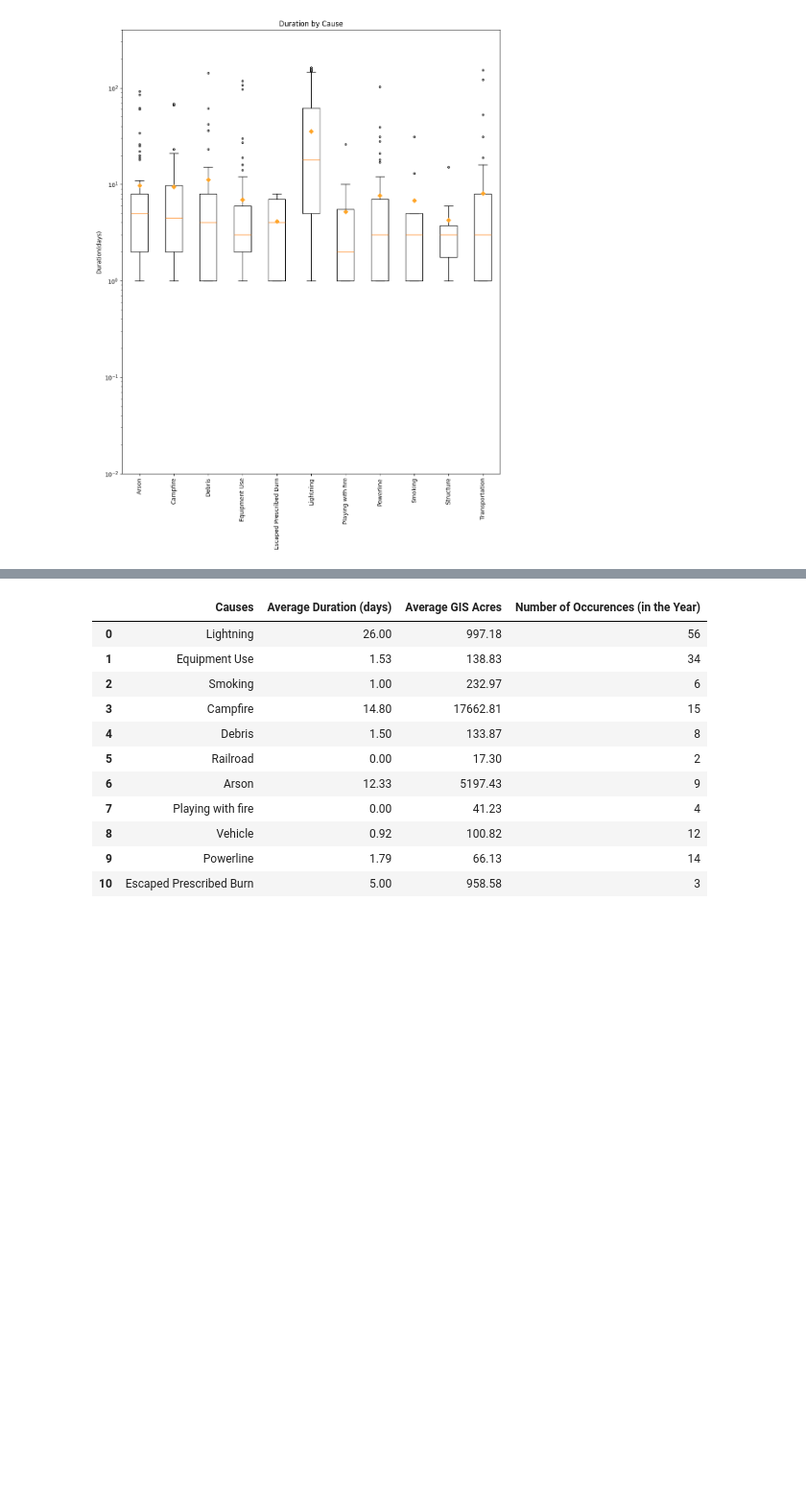
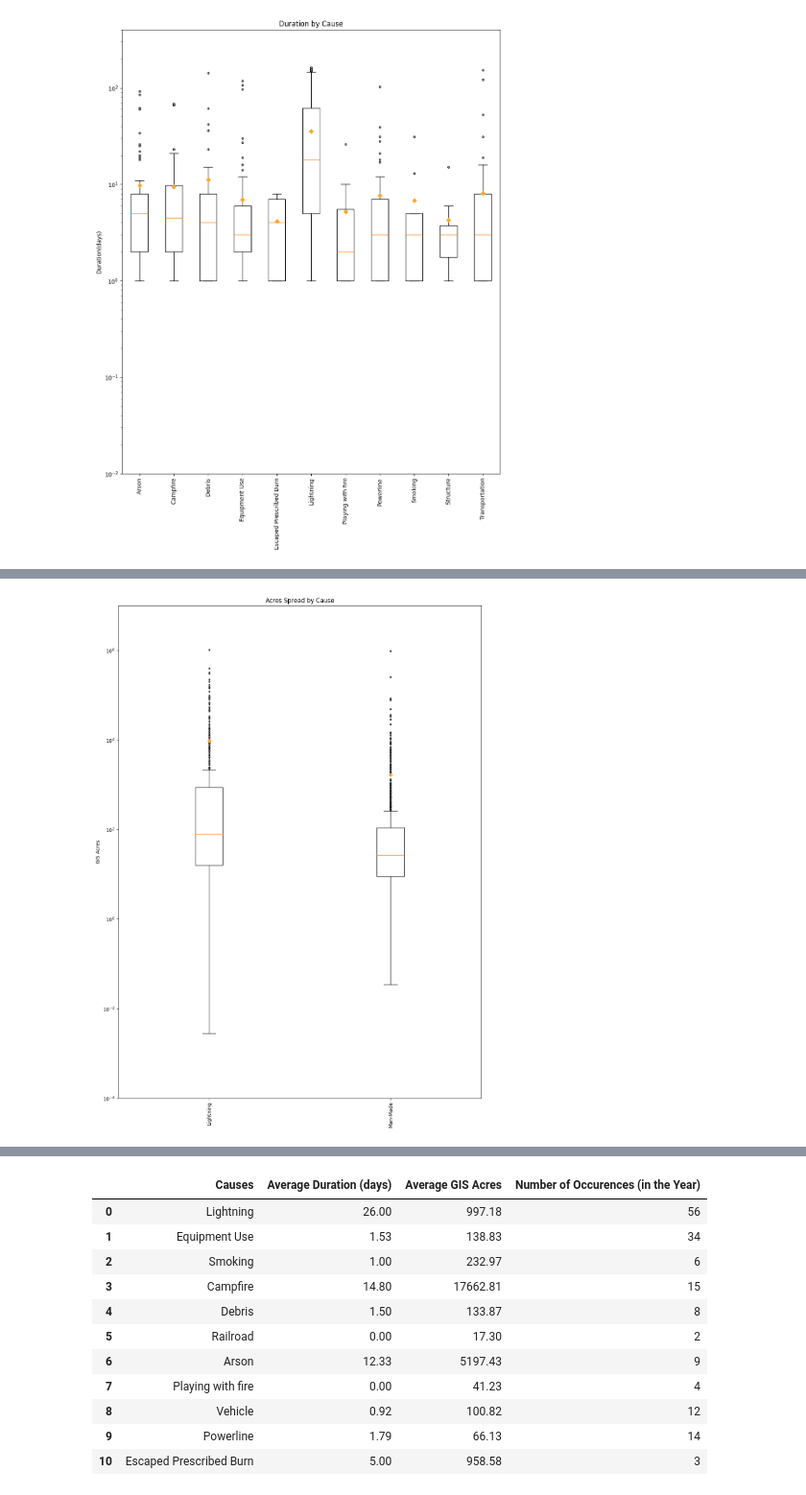
Before and after one commit to epsilonite/pandas-project, a Jupyter notebook: California Wildfire Seasonality/Long/Merged_Ignition_Source.ipynb, the cells around one changed output, grey strips where cells are left out. Shown: that part at 96% size. Cells and saved outputs as stored; diff of their text form; code cells hidden in the pictures; blank space fills up the shorter version.

```diff
--- a/California Wildfire Seasonality/Long/Merged_Ignition_Source.ipynb
+++ b/California Wildfire Seasonality/Long/Merged_Ignition_Source.ipynb
@@ -142,3 +142,7 @@ plt.savefig("outputs/Duration_boxplot_all.png")
 plt.show()
 # %% [output]
 [figure]
+# %%
+fire_data_merged_df['CAUSE'].replace(['Transportation', 'Arson', 'Campfire', 'Debris', 'Equipment Use', 'Escaped Prescribed Burn',
+                                     'Playing with fire', 'Powerline', 'Smoking', 'Structure'], 'Man-Made', inplace=True)
+fire_data_merged_df.sort_values(by='GIS_ACRES')
@@ -144,0 +163,28 @@ plt.show()
+# %%
+cause_list = fire_data_merged_df['CAUSE'].unique()
+value_to_remove = 'Miscellaneous'
+new_arr = cause_list[cause_list != value_to_remove]
+value_to_remove = 'Unknown/Unidentified'
+cause_list = new_arr[new_arr != value_to_remove]
+cause_gis = fire_data_merged_df[fire_data_merged_df['CAUSE'].isin(cause_list)]
+grouped_data = cause_gis.groupby('CAUSE')['GIS_ACRES'].apply(list)
+
+# # Create a box plot
+# Highlight potential outliers by changing their color or style
+plt.figure(figsize=(11,15))
+meanprops = dict(marker='D', markeredgecolor='none',markerfacecolor='#ffa425')
+plt.boxplot(grouped_data.values, tick_labels=grouped_data.index, showfliers=True, patch_artist=False,
+            flierprops=dict(marker='o', markerfacecolor='#ccc', markersize=3), meanprops = meanprops,showmeans = True
+)
+
+# Add labels and title
+plt.ylim(0.0001, 10000000)
+plt.xticks(rotation=90)
+plt.ylabel('GIS Acres')
+plt.yscale('log')
+plt.title('Acres Spread by Cause')
+plt.tight_layout()
+plt.savefig("outputs/manVSnat_boxplot_acres.png")
+plt.show()
+# %% [output]
+[figure, added]
```
Also changed, not shown: parts of 6 cells of this notebook, 6 other files.
